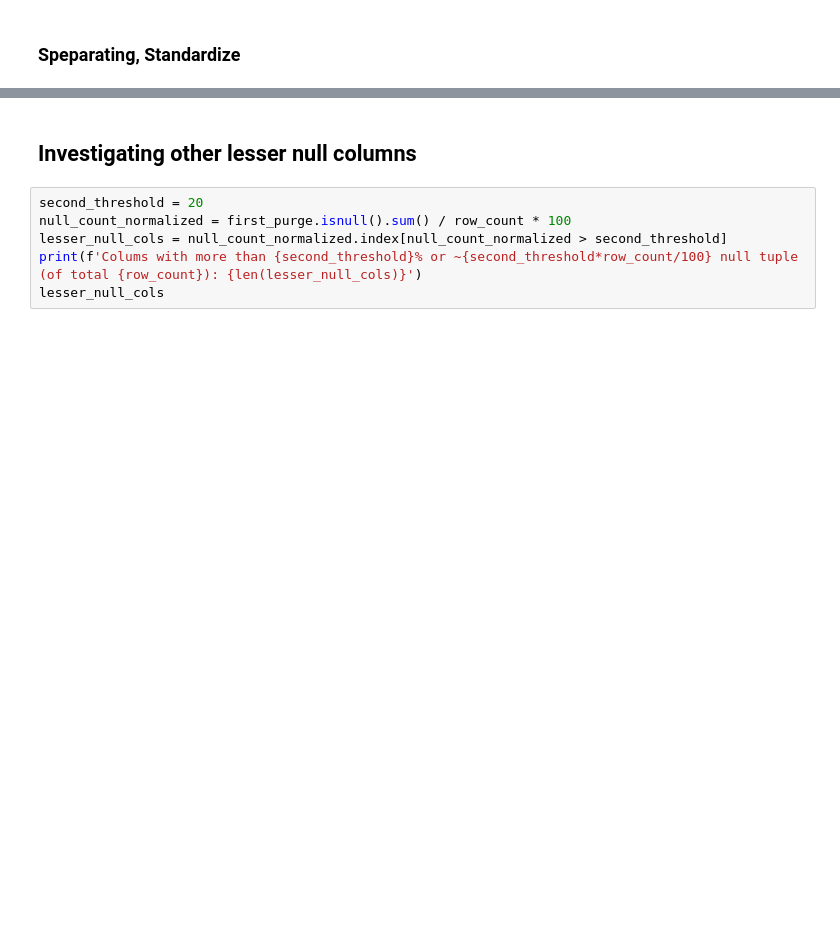
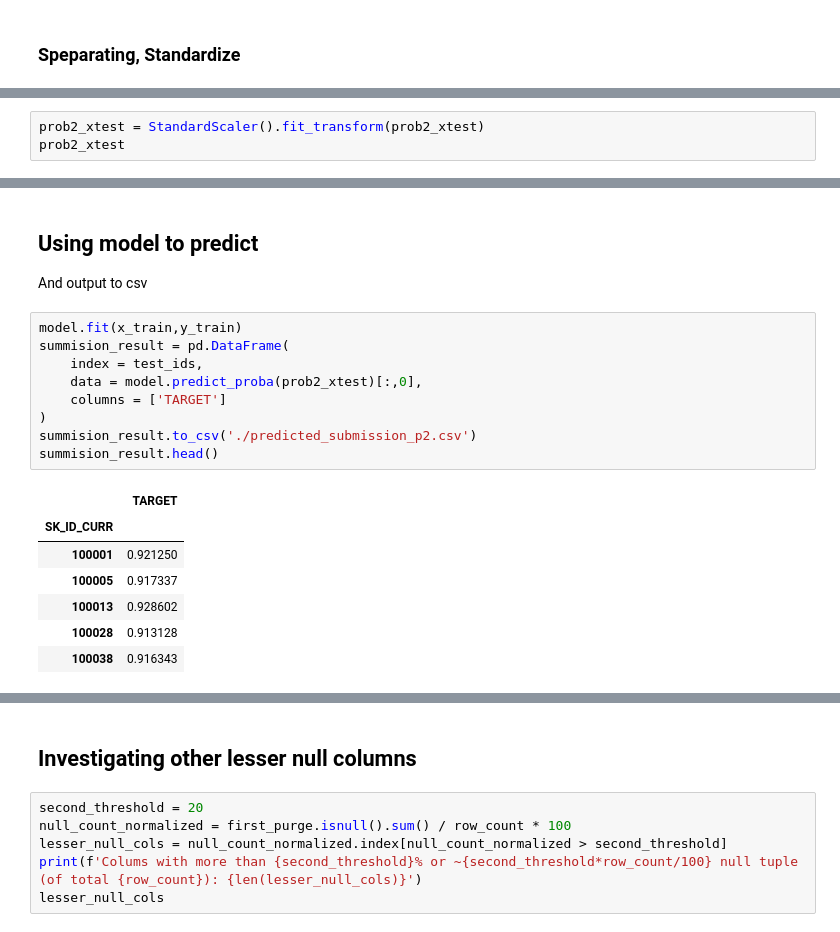
Before and after one commit to produdez/diveintocode-ml, a Jupyter notebook: Week 4/LearnCreditInfo.ipynb, the cells around one changed output, grey strips where cells are left out. Drawn from its saved outputs; the diff is of its cells as text; blank space fills up the shorter version.

```diff
--- a/Week 4/LearnCreditInfo.ipynb
+++ b/Week 4/LearnCreditInfo.ipynb
@@ -215,0 +324,3 @@ print('Accuracy: ', acc)
+# %%
+prob2_xtest = StandardScaler().fit_transform(prob2_xtest)
+prob2_xtest
@@ -215,0 +341,20 @@ print('Accuracy: ', acc)
+# %% [markdown]
+## Using model to predict
+And output to csv
+# %%
+model.fit(x_train,y_train)
+summision_result = pd.DataFrame(
+    index = test_ids,
+    data = model.predict_proba(prob2_xtest)[:,0],
+    columns = ['TARGET']
+)
+summision_result.to_csv('./predicted_submission_p2.csv')
+summision_result.head()
+# %% [output]
+|  | TARGET |
+| SK_ID_CURR |  |
+| 100001 | 0.921250 |
+| 100005 | 0.917337 |
+| 100013 | 0.928602 |
+| 100028 | 0.913128 |
+| 100038 | 0.916343 |
```
Also changed, not shown: parts of 17 cells of this notebook, 3 other files.
